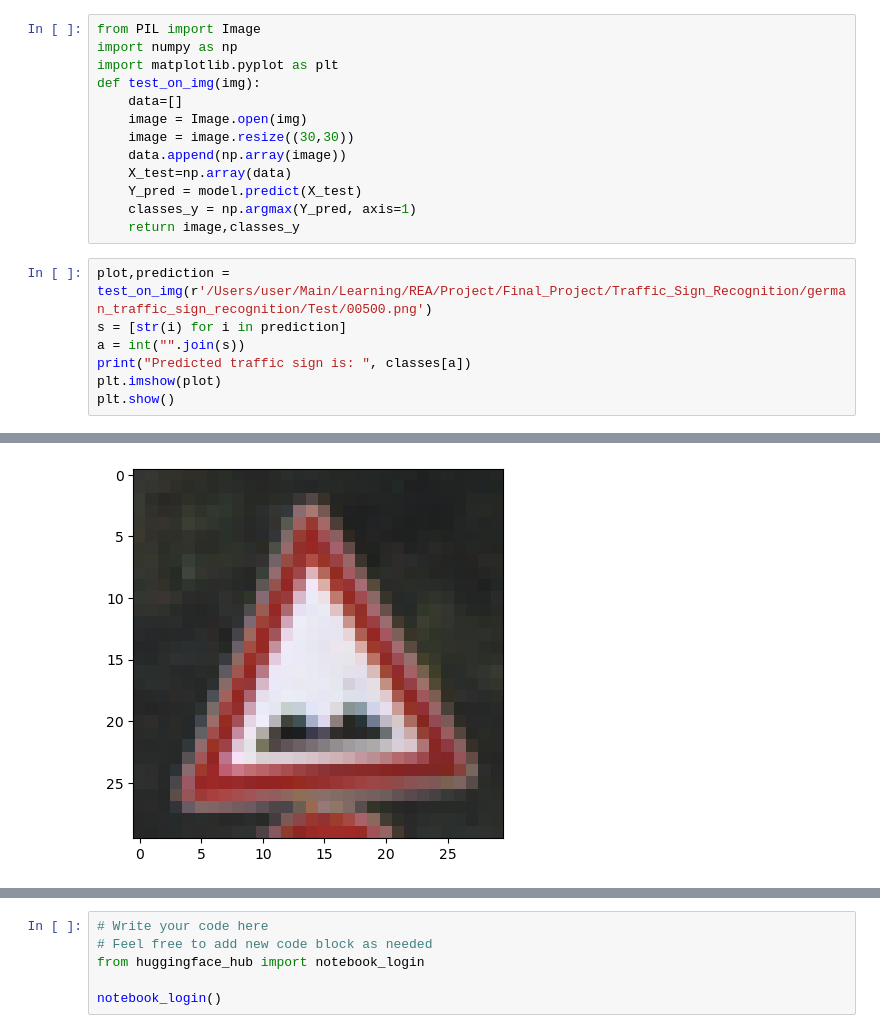
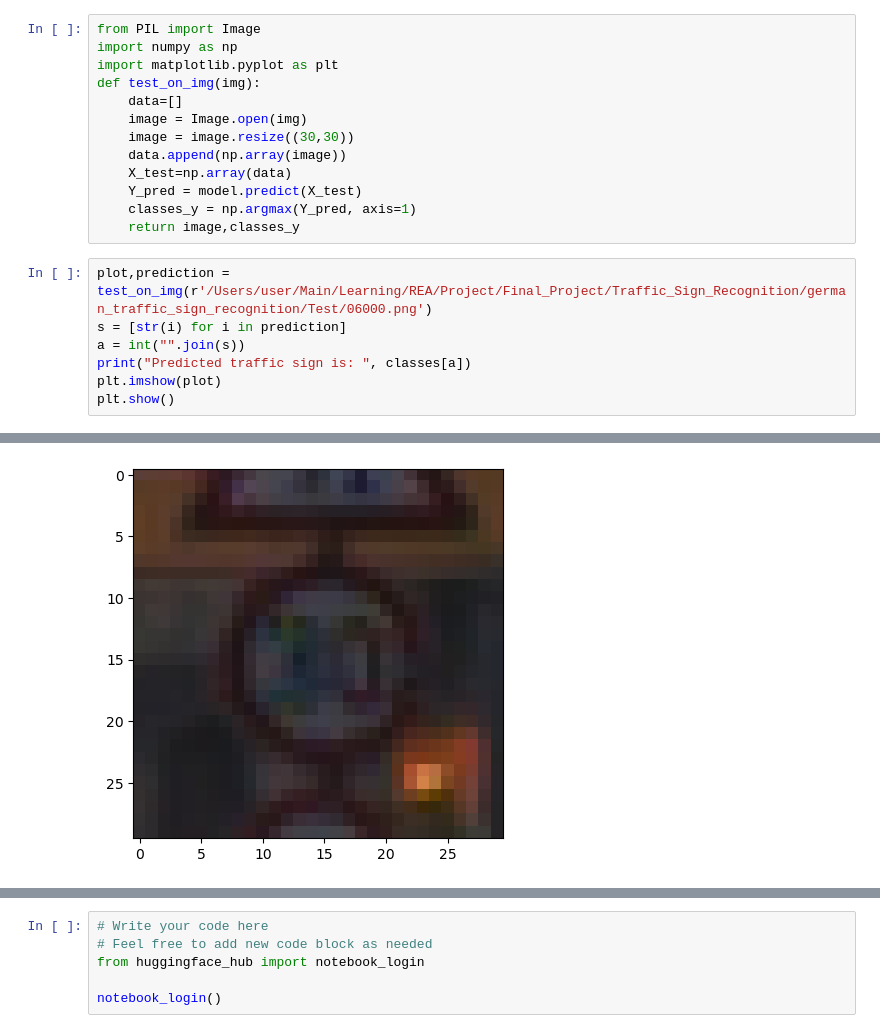
Before and after one commit to arsyalafifan/traffic_sign_recognition, a Jupyter notebook: Copy_of_ai_portfolio.ipynb, the cells around one changed output, grey strips where cells are left out. Saved outputs shown, nothing was run; the diff lists cells and outputs as text.

```diff
--- a/Copy_of_ai_portfolio.ipynb
+++ b/Copy_of_ai_portfolio.ipynb
@@ -378,7 +378,7 @@ def test_on_img(img):
     classes_y = np.argmax(Y_pred, axis=1)
     return image,classes_y
 # %%
-plot,prediction = test_on_img(r'/Users/user/Main/Learning/REA/Project/Final_Project/Traffic_Sign_Recognition/german_traffic_sign_recognition/Test/00500.png')
+plot,prediction = test_on_img(r'/Users/user/Main/Learning/REA/Project/Final_Project/Traffic_Sign_Recognition/german_traffic_sign_recognition/Test/06000.png')
 s = [str(i) for i in prediction]
 a = int("".join(s))
 print("Predicted traffic sign is: ", classes[a])
@@ -390 +390 @@ Predicted traffic sign is:  Bumpy road
-[figure, old version]
+[figure, new version]
```
Also changed, not shown: parts of 4 cells of this notebook, 15 other files.
